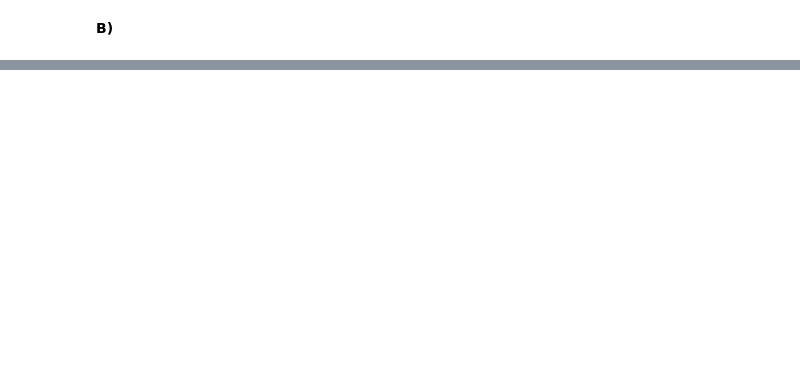
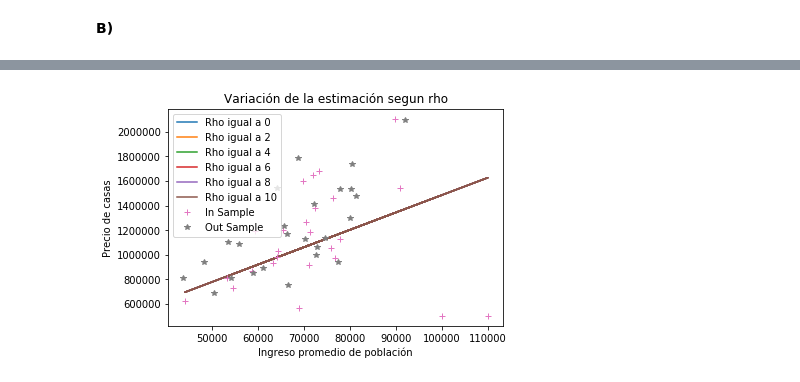
Before and after one commit to Premstwm/MA5204, a Jupyter notebook: Tarea 1/Tarea 1 parte 2.ipynb, the cells around one changed output, grey strips where cells are left out. Saved outputs shown, nothing was run; the diff lists cells and outputs as text; code cells hidden in the pictures; blank space fills up the shorter version.

```diff
--- a/Tarea 1/Tarea 1 parte 2.ipynb
+++ b/Tarea 1/Tarea 1 parte 2.ipynb
@@ -190,0 +251,59 @@ plt.show()
+# %%
+#e)
+#Creando 6 rho distintos entre 0 y 10
+rho_p = np.linspace(0,10,6)
+
+#Creando los theta correspondientes a estos 6 nuevos rhos
+i=0
+a_p = np.zeros(len(rho_p))
+b_p = np.zeros(len(rho_p))
+for valor in rho_p:
+    a_p[i] = reg_lineal(X_in, Y_in, r)[0]
+    b_p[i] = reg_lineal(X_in, Y_in, r)[1]
+    i += 1
+theta_p = np.vstack([a_p, b_p])
+
+#Creando una función que recibe rhos distintos como r_arange,
+#los theta correspondientes a estos rhos, como theta_f, y un
+#arreglo que representa la variable dependiente con la que se hara las
+#predicciones como X, como resultado esta funcion retorna un arreglo de
+#arreglos donde cada uno de estos arreglo contiene la prediccion según X
+#para un rho determinado
+def conj_estimacion(X, theta_f, r_arange):
+    #creando un arreglo que contiene 0s del tipo object
+    output=np.zeros(len(r_arange), dtype=object)
+    for j in range(len(r_arange)):
+        #Remplazando output[j] por la estimacion hecha con r_arange[j]
+        output[j] = np.asarray(estimacion(X, theta_f, r_arange, j))
+    return output
+
+#Calculando finalmente los datos con la funcion recien creada
+conj_estimacion_r=conj_estimacion(X_in, theta_p, rho_p)
+
+#Ploteando los resutlados
+line0, = plt.plot(X_in,conj_estimacion_r[0].flatten())
+line1, = plt.plot(X_in,conj_estimacion_r[1].flatten())
+line2, = plt.plot(X_in,conj_estimacion_r[2].flatten())
+line3, = plt.plot(X_in,conj_estimacion_r[3].flatten())
+line4, = plt.plot(X_in,conj_estimacion_r[4].flatten())
+line5, = plt.plot(X_in,conj_estimacion_r[5].flatten())
+line6, = plt.plot(X_in,Y_in,"+")
+line7, = plt.plot(X_out,Y_out,"*")
+
+plt.legend((line0, line1, line2, line3,
+            line4, line5, line6, line7),
+           ("Rho igual a 0", "Rho igual a 2",
+            "Rho igual a 4", "Rho igual a 6",
+            "Rho igual a 8", "Rho igual a 10",
+             "In Sample","Out Sample"))
+plt.title("Variación de la estimación segun rho")
+plt.xlabel("Ingreso promedio de población")
+plt.ylabel("Precio de casas")
+# Guarda la imagen (permite guardarla en gráficos vectorizados en .pdf)
+plt.savefig('grafico7.jpg',        # nombre archivo
+            format='jpg',        # formato
+            bbox_inches='tight',  # elimina bordes vacios
+           )
+plt.show()
+# %% [output]
+[figure, added]
```
Also changed, not shown: parts of 9 cells of this notebook, 7 other files.
